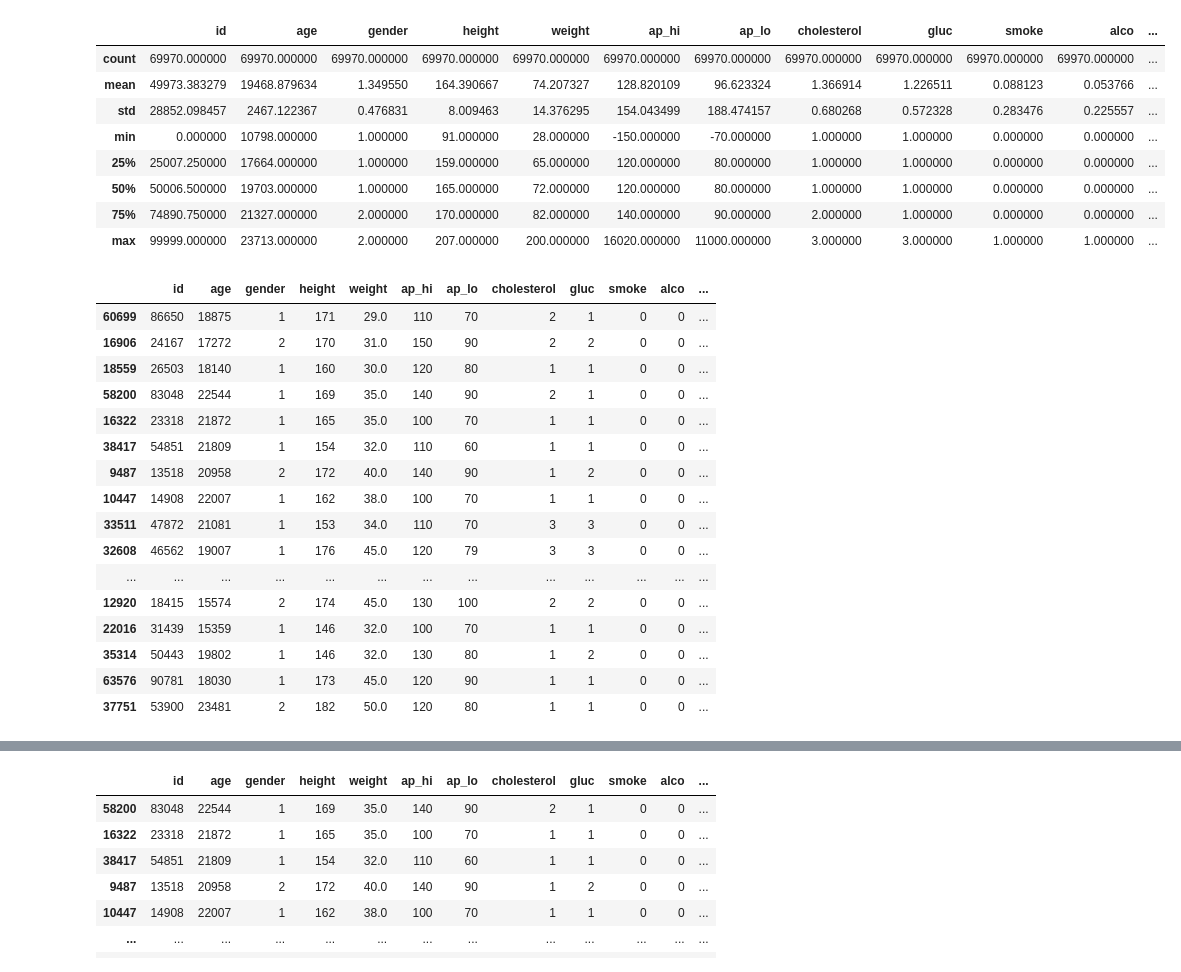
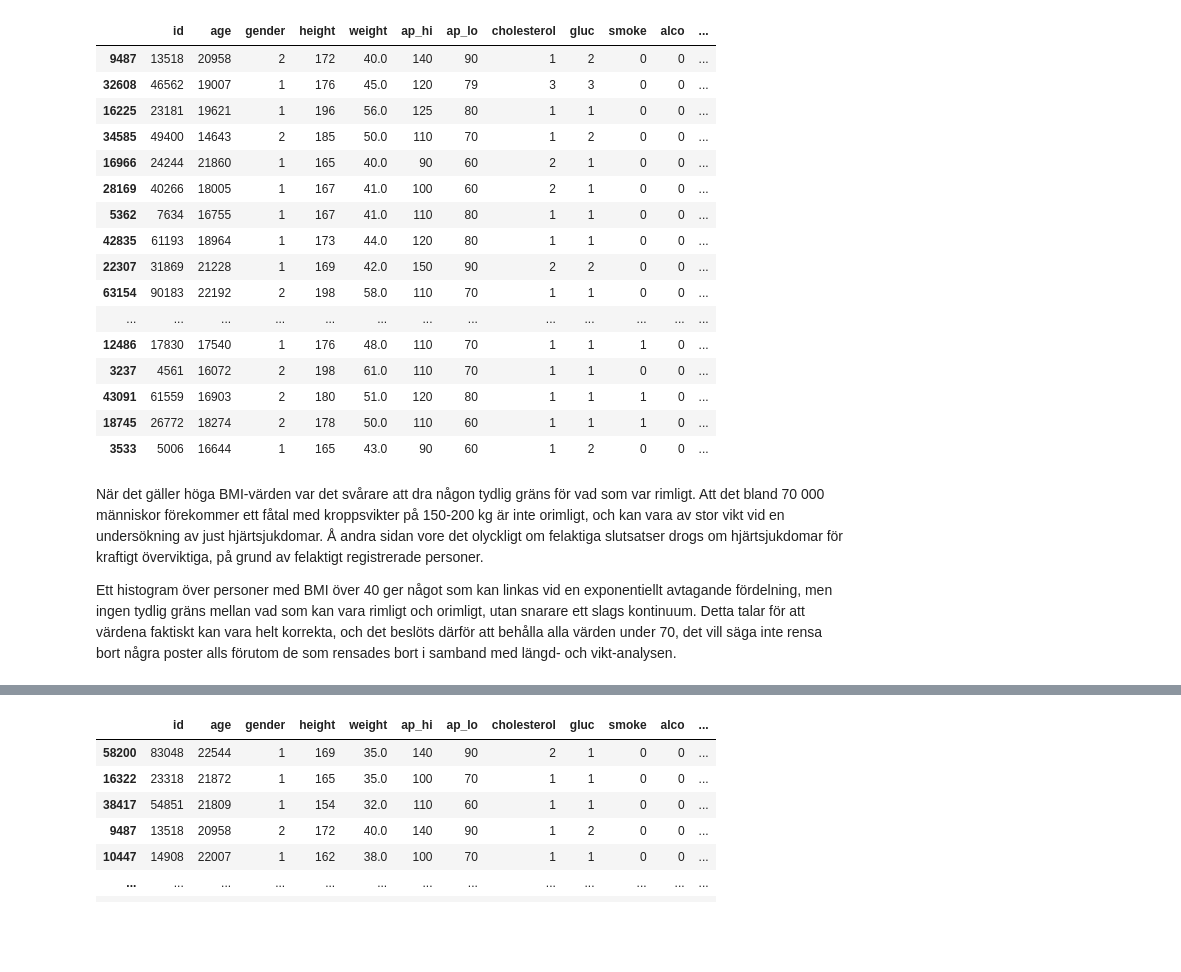
Before and after one commit to bearwinterfirth/medical, a Jupyter notebook: disease_prediction_2.ipynb, the cells around one changed output, grey strips where cells are left out. Cells and saved outputs as stored; diff of their text form; code cells hidden in the pictures; blank space fills up the shorter version.

```diff
--- a/disease_prediction_2.ipynb
+++ b/disease_prediction_2.ipynb
@@ -7,0 +12,2 @@ df = pd.read_csv("cardio_train.csv", sep=";")
+# %%
+df=df[df["age"]>14000]
@@ -15,3 +24,2 @@ sns.histplot(data=df[df["height"]<135]["height"], binwidth=2, ax=ax[1], color="p
 # %%
-df=df[(df["weight"]>25) & (df["height"]>85) & (df["height"]<240)]
-df.describe()
+df=df[(df["weight"]>=40) & (df["height"]>=140) & (df["height"]<240)]
@@ -28,35 +30,27 @@ df.describe()
 # %%
 df["BMI"]=df["weight"]/np.square(df["height"]/100)
-df.describe()
+df.sort_values("BMI", inplace=True)
+df.head(25)
 # %% [output]
 |  | id | age | gender | height | weight | ap_hi | ap_lo | cholesterol | gluc | smoke | alco | ... |
-| count | 69970.000000 | 69970.000000 | 69970.000000 | 69970.000000 | 69970.000000 | 69970.000000 | 69970.000000 | 69970.000000 | 69970.000000 | 69970.000000 | 69970.000000 | ... |
-| mean | 49973.383279 | 19468.879634 | 1.349550 | 164.390667 | 74.207327 | 128.820109 | 96.623324 | 1.366914 | 1.226511 | 0.088123 | 0.053766 | ... |
-| std | 28852.098457 | 2467.122367 | 0.476831 | 8.009463 | 14.376295 | 154.043499 | 188.474157 | 0.680268 | 0.572328 | 0.283476 | 0.225557 | ... |
-| min | 0.000000 | 10798.000000 | 1.000000 | 91.000000 | 28.000000 | -150.000000 | -70.000000 | 1.000000 | 1.000000 | 0.000000 | 0.000000 | ... |
-| 25% | 25007.250000 | 17664.000000 | 1.000000 | 159.000000 | 65.000000 | 120.000000 | 80.000000 | 1.000000 | 1.000000 | 0.000000 | 0.000000 | ... |
-| 50% | 50006.500000 | 19703.000000 | 1.000000 | 165.000000 | 72.000000 | 120.000000 | 80.000000 | 1.000000 | 1.000000 | 0.000000 | 0.000000 | ... |
-| 75% | 74890.750000 | 21327.000000 | 2.000000 | 170.000000 | 82.000000 | 140.000000 | 90.000000 | 2.000000 | 1.000000 | 0.000000 | 0.000000 | ... |
-| max | 99999.000000 | 23713.000000 | 2.000000 | 207.000000 | 200.000000 | 16020.000000 | 11000.000000 | 3.000000 | 3.000000 | 1.000000 | 1.000000 | ... |
+| 9487 | 13518 | 20958 | 2 | 172 | 40.0 | 140 | 90 | 1 | 2 | 0 | 0 | ... |
+| 32608 | 46562 | 19007 | 1 | 176 | 45.0 | 120 | 79 | 3 | 3 | 0 | 0 | ... |
+| 16225 | 23181 | 19621 | 1 | 196 | 56.0 | 125 | 80 | 1 | 1 | 0 | 0 | ... |
+| 34585 | 49400 | 14643 | 2 | 185 | 50.0 | 110 | 70 | 1 | 2 | 0 | 0 | ... |
+| 16966 | 24244 | 21860 | 1 | 165 | 40.0 | 90 | 60 | 2 | 1 | 0 | 0 | ... |
+| 28169 | 40266 | 18005 | 1 | 167 | 41.0 | 100 | 60 | 2 | 1 | 0 | 0 | ... |
+| 5362 | 7634 | 16755 | 1 | 167 | 41.0 | 110 | 80 | 1 | 1 | 0 | 0 | ... |
+| 42835 | 61193 | 18964 | 1 | 173 | 44.0 | 120 | 80 | 1 | 1 | 0 | 0 | ... |
+| 22307 | 31869 | 21228 | 1 | 169 | 42.0 | 150 | 90 | 2 | 2 | 0 | 0 | ... |
+| 63154 | 90183 | 22192 | 2 | 198 | 58.0 | 110 | 70 | 1 | 1 | 0 | 0 | ... |
+| ... | ... | ... | ... | ... | ... | ... | ... | ... | ... | ... | ... | ... |
+| 12486 | 17830 | 17540 | 1 | 176 | 48.0 | 110 | 70 | 1 | 1 | 1 | 0 | ... |
+| 3237 | 4561 | 16072 | 2 | 198 | 61.0 | 110 | 70 | 1 | 1 | 0 | 0 | ... |
+| 43091 | 61559 | 16903 | 2 | 180 | 51.0 | 120 | 80 | 1 | 1 | 1 | 0 | ... |
+| 18745 | 26772 | 18274 | 2 | 178 | 50.0 | 110 | 60 | 1 | 1 | 1 | 0 | ... |
+| 3533 | 5006 | 16644 | 1 | 165 | 43.0 | 90 | 60 | 1 | 2 | 0 | 0 | ... |
-# %%
-df.sort_values("BMI", inplace=True)
-df.head(25)
-# %% [output]
-|  | id | age | gender | height | weight | ap_hi | ap_lo | cholesterol | gluc | smoke | alco | ... |
-| 60699 | 86650 | 18875 | 1 | 171 | 29.0 | 110 | 70 | 2 | 1 | 0 | 0 | ... |
-| 16906 | 24167 | 17272 | 2 | 170 | 31.0 | 150 | 90 | 2 | 2 | 0 | 0 | ... |
-| 18559 | 26503 | 18140 | 1 | 160 | 30.0 | 120 | 80 | 1 | 1 | 0 | 0 | ... |
-| 58200 | 83048 | 22544 | 1 | 169 | 35.0 | 140 | 90 | 2 | 1 | 0 | 0 | ... |
-| 16322 | 23318 | 21872 | 1 | 165 | 35.0 | 100 | 70 | 1 | 1 | 0 | 0 | ... |
-| 38417 | 54851 | 21809 | 1 | 154 | 32.0 | 110 | 60 | 1 | 1 | 0 | 0 | ... |
-| 9487 | 13518 | 20958 | 2 | 172 | 40.0 | 140 | 90 | 1 | 2 | 0 | 0 | ... |
-| 10447 | 14908 | 22007 | 1 | 162 | 38.0 | 100 | 70 | 1 | 1 | 0 | 0 | ... |
-| 33511 | 47872 | 21081 | 1 | 153 | 34.0 | 110 | 70 | 3 | 3 | 0 | 0 | ... |
-| 32608 | 46562 | 19007 | 1 | 176 | 45.0 | 120 | 79 | 3 | 3 | 0 | 0 | ... |
-| ... | ... | ... | ... | ... | ... | ... | ... | ... | ... | ... | ... | ... |
-| 12920 | 18415 | 15574 | 2 | 174 | 45.0 | 130 | 100 | 2 | 2 | 0 | 0 | ... |
-| 22016 | 31439 | 15359 | 1 | 146 | 32.0 | 100 | 70 | 1 | 1 | 0 | 0 | ... |
-| 35314 | 50443 | 19802 | 1 | 146 | 32.0 | 130 | 80 | 1 | 2 | 0 | 0 | ... |
-| 63576 | 90781 | 18030 | 1 | 173 | 45.0 | 120 | 90 | 1 | 1 | 0 | 0 | ... |
-| 37751 | 53900 | 23481 | 2 | 182 | 50.0 | 120 | 80 | 1 | 1 | 0 | 0 | ... |
+# %% [markdown]
+När det gäller höga BMI-värden var det svårare att dra någon tydlig gräns för vad som var rimligt. Att det bland 70 000 människor förekommer ett fåtal med kroppsvikter på 150-200 kg är inte orimligt, och kan vara av stor vikt vid en undersökning av just hjärtsjukdomar. Å andra sidan vore det olyckligt om felaktiga slutsatser drogs om hjärtsjukdomar för kraftigt överviktiga, på grund av felaktigt registrerade personer.
+
+Ett histogram över personer med BMI över 40 ger något som kan linkas vid en exponentiellt avtagande fördelning, men ingen tydlig gräns mellan vad som kan vara rimligt och orimligt, utan snarare ett slags kontinuum. Detta talar för att värdena faktiskt kan vara helt korrekta, och det beslöts därför att behålla alla värden under 70, det vill säga inte rensa bort några poster alls förutom de som rensades bort i samband med längd- och vikt-analysen.
 # %%
```
Also changed, not shown: parts of 11 cells of this notebook, 1 other file.
